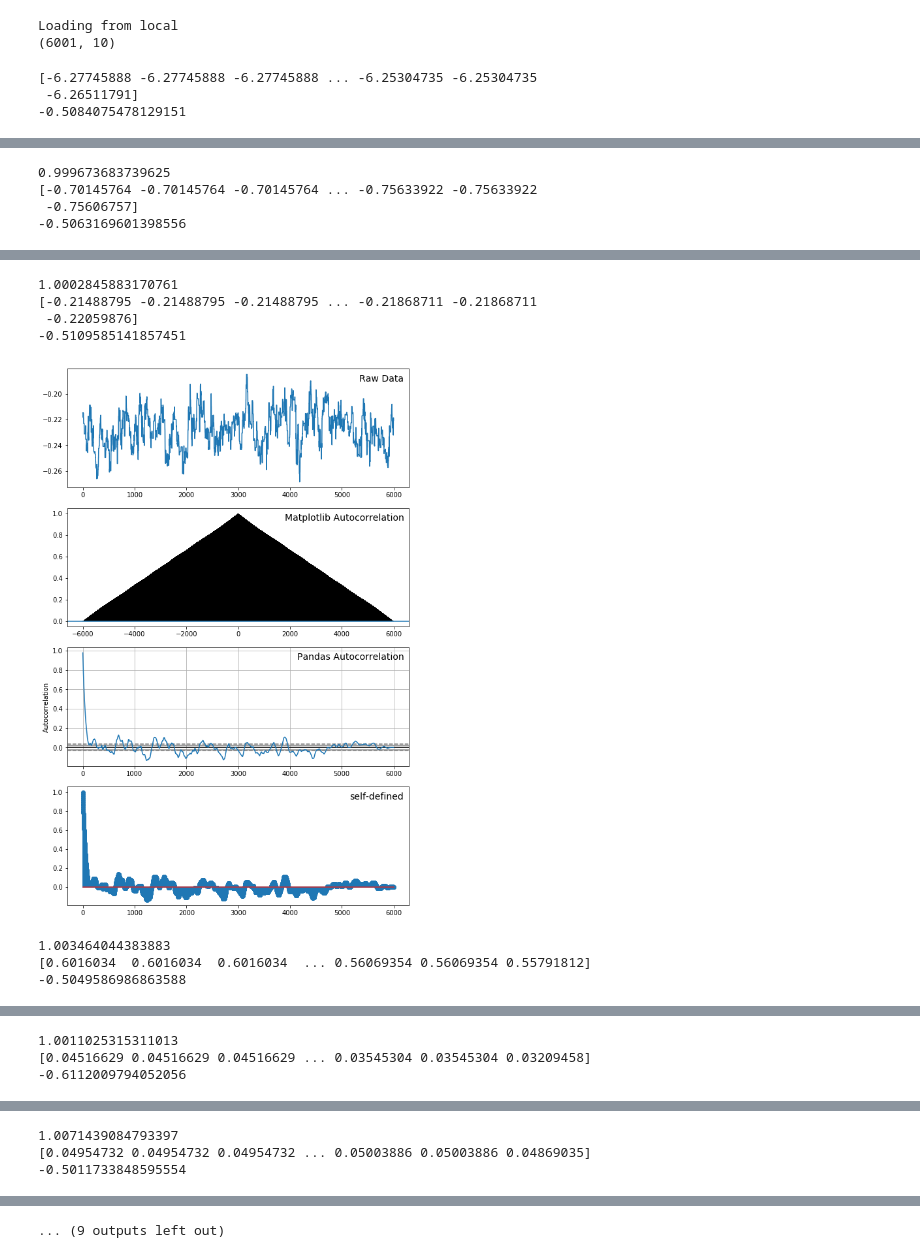
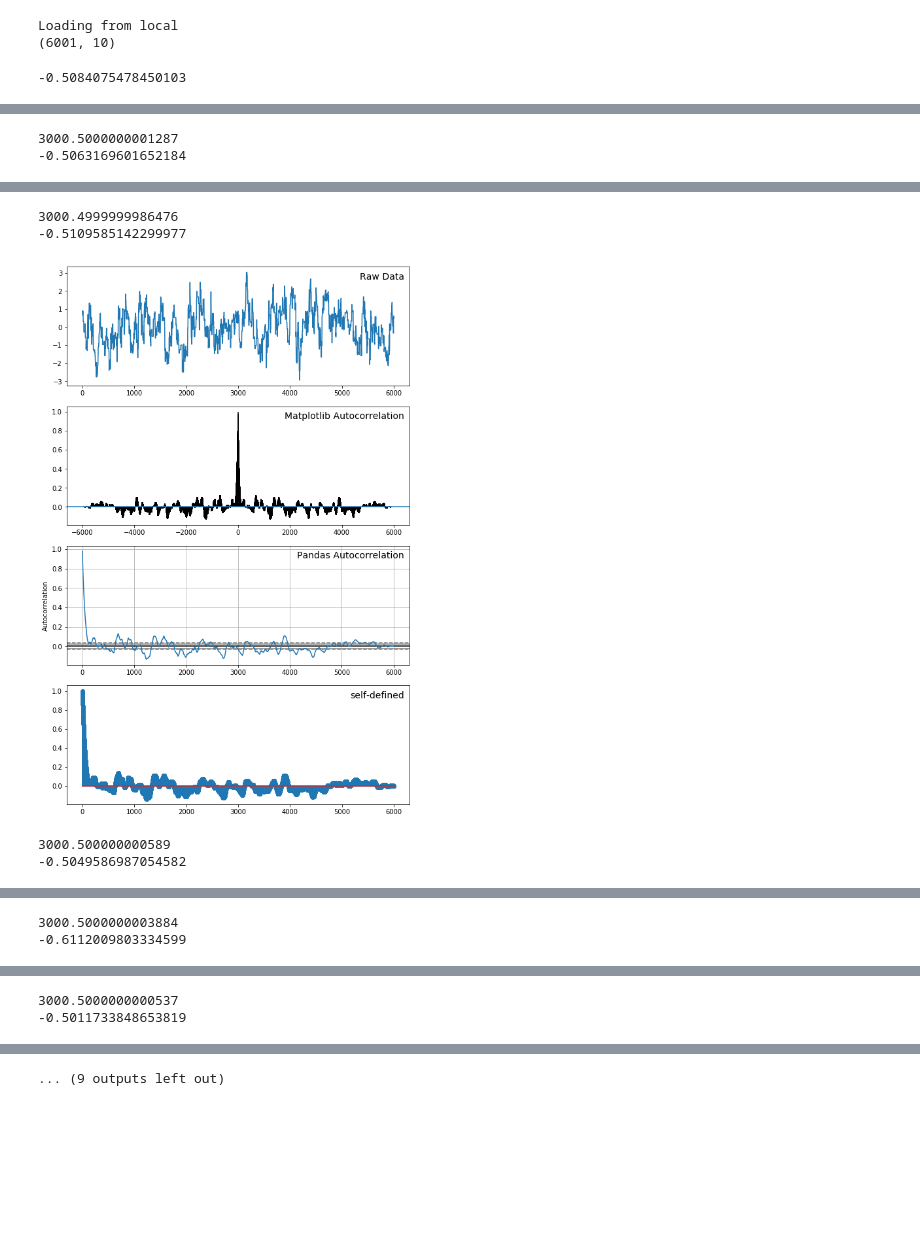
Before and after one commit to edwardpark97/6882_mcmc, a Jupyter notebook: ESS plots.ipynb, the cells around one changed output, grey strips where cells are left out. Saved outputs shown, nothing was run; the diff lists cells and outputs as text; code cells hidden in the pictures; blank space fills up the shorter version.

Commit message:
new plots

```diff
--- a/ESS plots.ipynb
+++ b/ESS plots.ipynb
@@ -96,10 +96,9 @@ Loading from local
 # %%
 for i in range(10):
     samples = np_array[:, i]
-    print(samples)
+    mean = samples - np.mean(samples)
+    samples = mean / (np.std(mean, axis=0))
     print(calculate_ess(samples))
     plt.close()
 # %% [output]
-[-6.27745888 -6.27745888 -6.27745888 ... -6.25304735 -6.25304735
- -6.26511791]
--0.5084075478129151
+-0.5084075478450103
@@ -107,4 +106,2 @@ for i in range(10):
-0.999673683739625
-[-0.70145764 -0.70145764 -0.70145764 ... -0.75633922 -0.75633922
- -0.75606757]
--0.5063169601398556
+3000.5000000001287
+-0.5063169601652184
@@ -112,8 +109,5 @@ for i in range(10):
-1.0002845883170761
-[-0.21488795 -0.21488795 -0.21488795 ... -0.21868711 -0.21868711
- -0.22059876]
--0.5109585141857451
+3000.4999999986476
+-0.5109585142299977
-[figure, old version]
+[figure, new version]
-1.003464044383883
-[0.6016034  0.6016034  0.6016034  ... 0.56069354 0.56069354 0.55791812]
--0.5049586986863588
+3000.500000000589
+-0.5049586987054582
@@ -121,3 +115,2 @@ for i in range(10):
-1.0011025315311013
-[0.04516629 0.04516629 0.04516629 ... 0.03545304 0.03545304 0.03209458]
--0.6112009794052056
+3000.5000000003884
+-0.6112009803334599
@@ -125,3 +118,2 @@ for i in range(10):
-1.0071439084793397
-[0.04954732 0.04954732 0.04954732 ... 0.05003886 0.05003886 0.04869035]
--0.5011733848595554
+3000.5000000000537
+-0.5011733848653819
```
Also changed, not shown: parts of 1 cell of this notebook.
